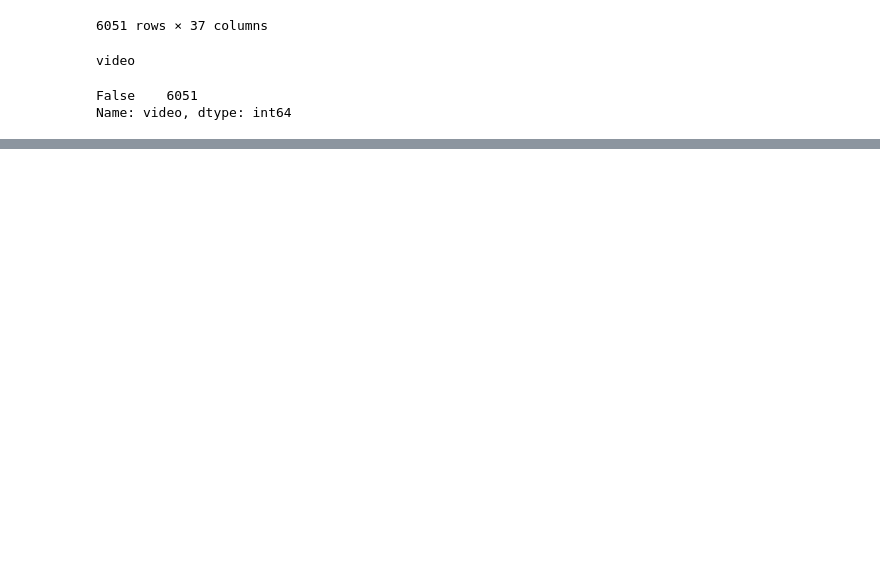
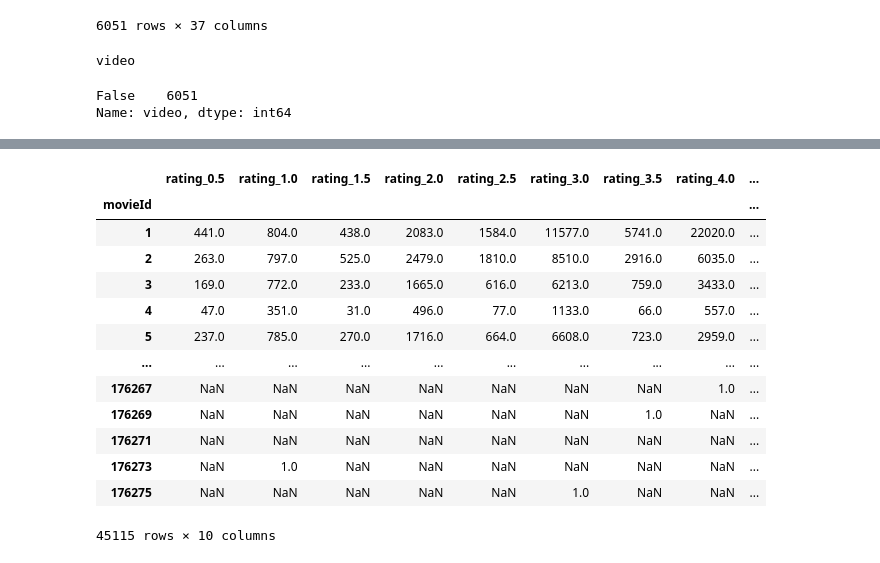
Before and after one commit to amnichols93/Movies-ETL, a Jupyter notebook: exploratory_analysis.ipynb, the cells around one changed output, grey strips where cells are left out. Drawn from its saved outputs; the diff is of its cells as text; code cells hidden in the pictures; blank space fills up the shorter version.

```diff
--- a/exploratory_analysis.ipynb
+++ b/exploratory_analysis.ipynb
@@ -1027,0 +1048,23 @@ movies_df.rename({'id':'kaggle_id',
+# %%
+rating_counts = ratings.groupby(['movieId','rating'], as_index=False).count() \
+                .rename({'userId':'count'}, axis=1) \
+                .pivot(index='movieId',columns='rating', values='count')
+# %%
+rating_counts.columns = ['rating_' + str(col) for col in rating_counts.columns]
+# %%
+rating_counts
+# %% [output]
+|  | rating_0.5 | rating_1.0 | rating_1.5 | rating_2.0 | rating_2.5 | rating_3.0 | rating_3.5 | rating_4.0 | ... |
+| movieId |  |  |  |  |  |  |  |  | ... |
+| 1 | 441.0 | 804.0 | 438.0 | 2083.0 | 1584.0 | 11577.0 | 5741.0 | 22020.0 | ... |
+| 2 | 263.0 | 797.0 | 525.0 | 2479.0 | 1810.0 | 8510.0 | 2916.0 | 6035.0 | ... |
+| 3 | 169.0 | 772.0 | 233.0 | 1665.0 | 616.0 | 6213.0 | 759.0 | 3433.0 | ... |
+| 4 | 47.0 | 351.0 | 31.0 | 496.0 | 77.0 | 1133.0 | 66.0 | 557.0 | ... |
+| 5 | 237.0 | 785.0 | 270.0 | 1716.0 | 664.0 | 6608.0 | 723.0 | 2959.0 | ... |
+| ... | ... | ... | ... | ... | ... | ... | ... | ... | ... |
+| 176267 | NaN | NaN | NaN | NaN | NaN | NaN | NaN | 1.0 | ... |
+| 176269 | NaN | NaN | NaN | NaN | NaN | NaN | 1.0 | NaN | ... |
+| 176271 | NaN | NaN | NaN | NaN | NaN | NaN | NaN | NaN | ... |
+| 176273 | NaN | 1.0 | NaN | NaN | NaN | NaN | NaN | NaN | ... |
+| 176275 | NaN | NaN | NaN | NaN | NaN | 1.0 | NaN | NaN | ... |
+45115 rows × 10 columns
```
Also changed, not shown: parts of 2 cells of this notebook.
